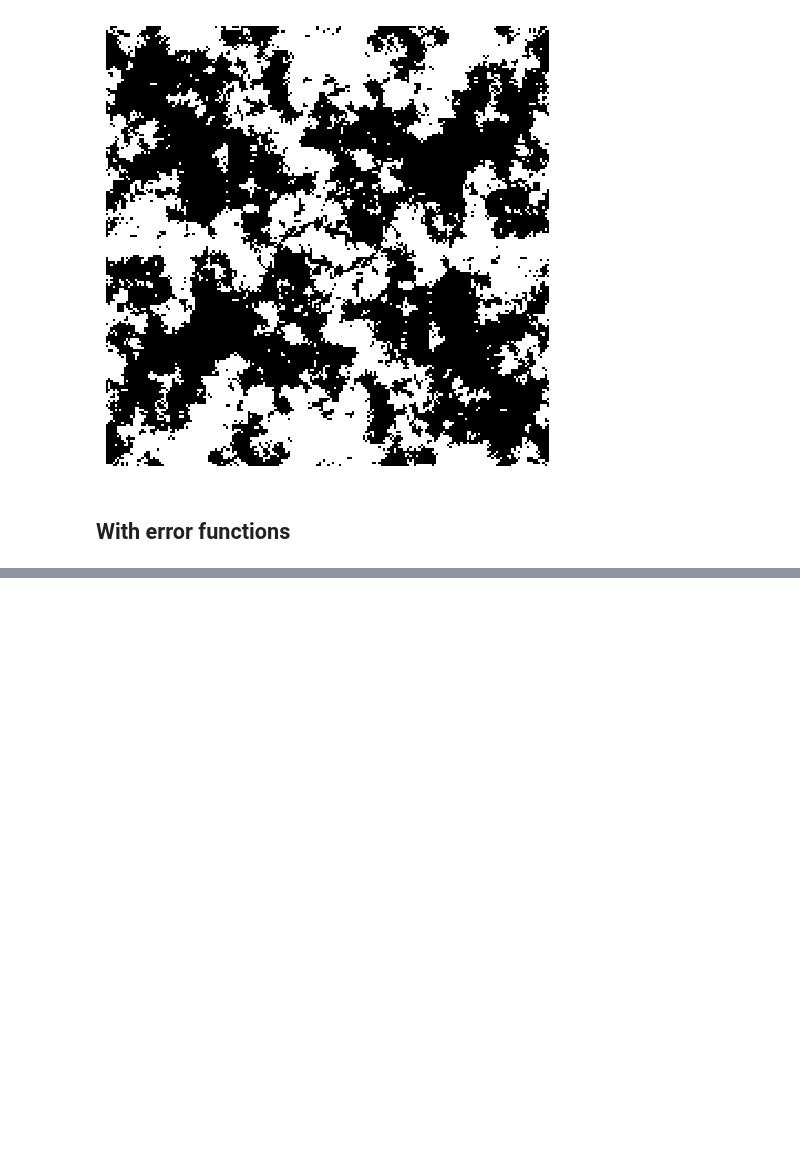
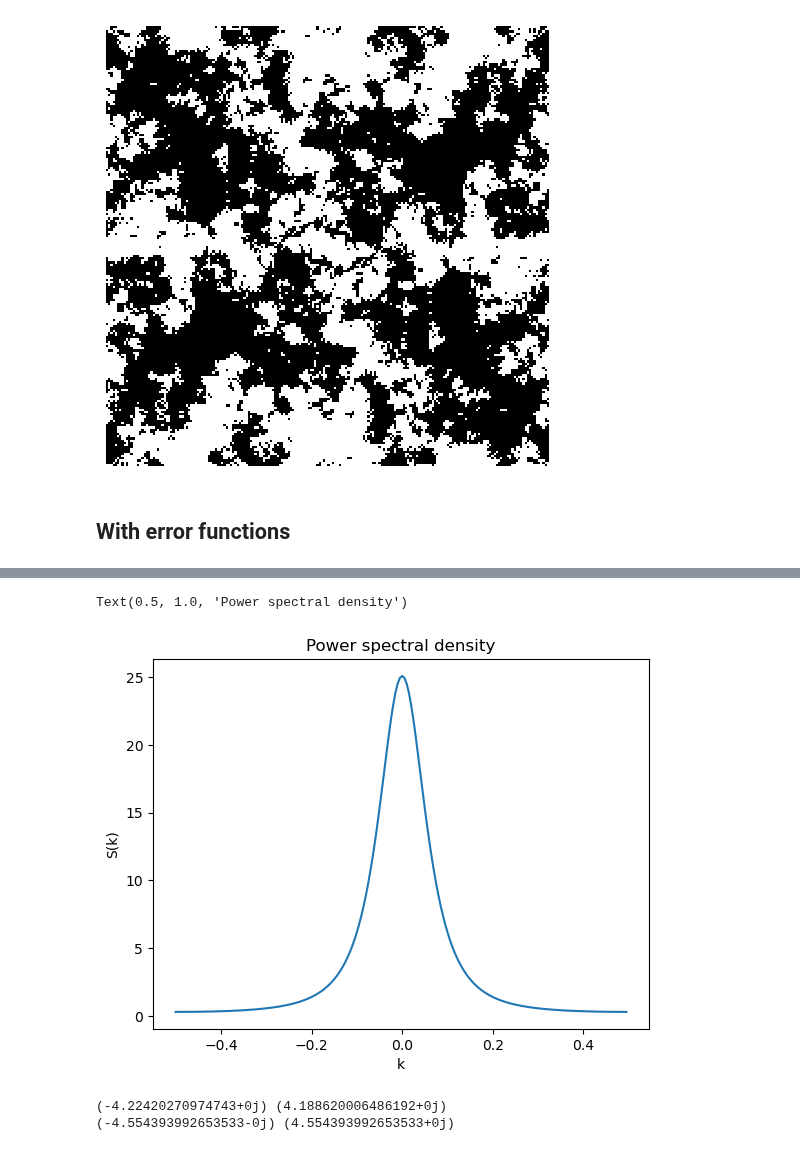
Before and after one commit to Priesemann-Group/perspective_heart_and_brain, a Jupyter notebook: notebooks/disorder_exp_correlation.ipynb, the cells around one changed output, grey strips where cells are left out. Cells and saved outputs as stored; diff of their text form; code cells hidden in the pictures; blank space fills up the shorter version.

```diff
--- a/notebooks/disorder_exp_correlation.ipynb
+++ b/notebooks/disorder_exp_correlation.ipynb
@@ -484,0 +532,22 @@ def correlated_disorder(L,xi, seed=1000):
+# %%
+k_, Sk_ = zip(*sorted(zip(k_2d, Sk_2d[1])))
+plt.plot(k_, Sk_)
+plt.xlabel('k')
+plt.ylabel('S(k)')
+plt.title('Power spectral density')
+# %% [output]
+Text(0.5, 1.0, 'Power spectral density')
+[figure, added]
+# %%
+np.random.seed(1000)
+Gk_2d = np.random.normal(0, 1, Ck_2d.shape) * np.sqrt(Sk_2d)*(L+1)*np.sqrt(2)
+# inverse Fourier transform gives two real-valued Gaussian random fields (real and imaginary part)
+Gx_2d = np.fft.ifft2(Gk_2d)
+#Gx1_2d = np.real(Gx_2d)
+#Gx2_2d = np.imag(Gx_2d)
+Gx1_2d, Gx2_2d = separate_real_imag(Gx_2d)
+print(np.min(Gx1_2d), np.max(Gx1_2d))
+print(np.min(Gx2_2d), np.max(Gx2_2d))
+# %% [output]
+(-4.22420270974743+0j) (4.188620006486192+0j)
+(-4.554393992653533-0j) (4.554393992653533+0j)
```
Also changed, not shown: parts of 13 cells of this notebook, 4 other files.
